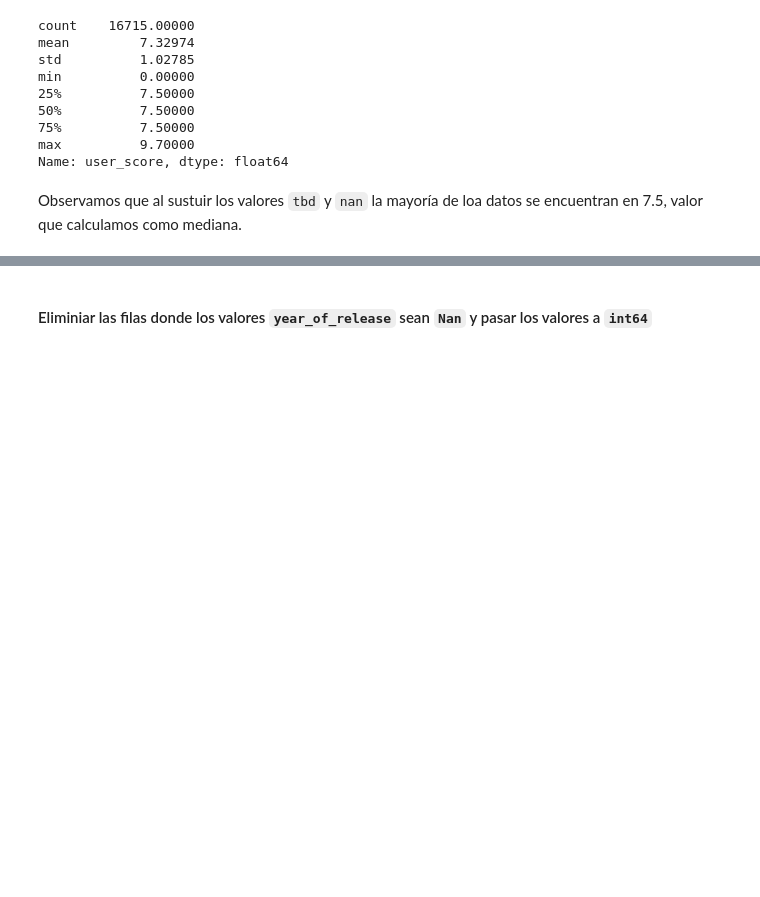
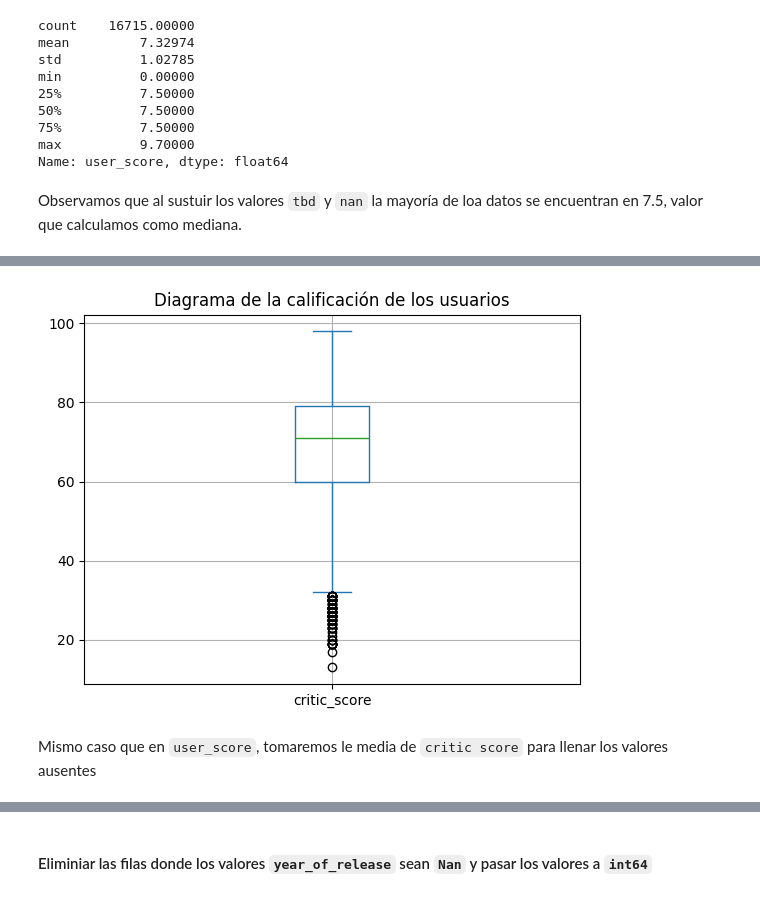
Before and after one commit to Car27VeP/AED_videojuegos, a Jupyter notebook: AED_games.ipynb, the cells around one changed output, grey strips where cells are left out. Drawn from its saved outputs; the diff is of its cells as text; code cells hidden in the pictures; blank space fills up the shorter version.

```diff
--- a/AED_games.ipynb
+++ b/AED_games.ipynb
@@ -176,0 +214,8 @@ Observamos que al sustuir los valores `tbd` y `nan` la mayoría de loa datos se
+# %%
+critic_score.plot.box(title="Diagrama de la calificación de los usuarios")
+plt.grid(True)
+plt.show()
+# %% [output]
+[figure, added]
+# %% [markdown]
+Mismo caso que en `user_score`, tomaremos le media de `critic score` para llenar los valores ausentes
```
Also changed, not shown: parts of 37 cells of this notebook.
